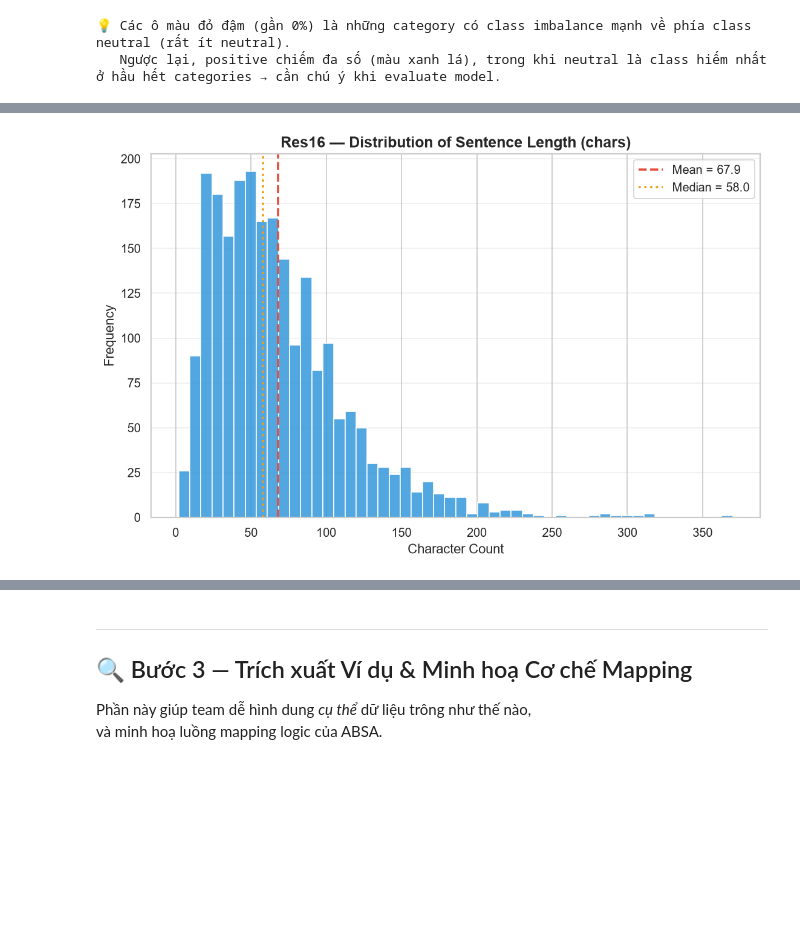
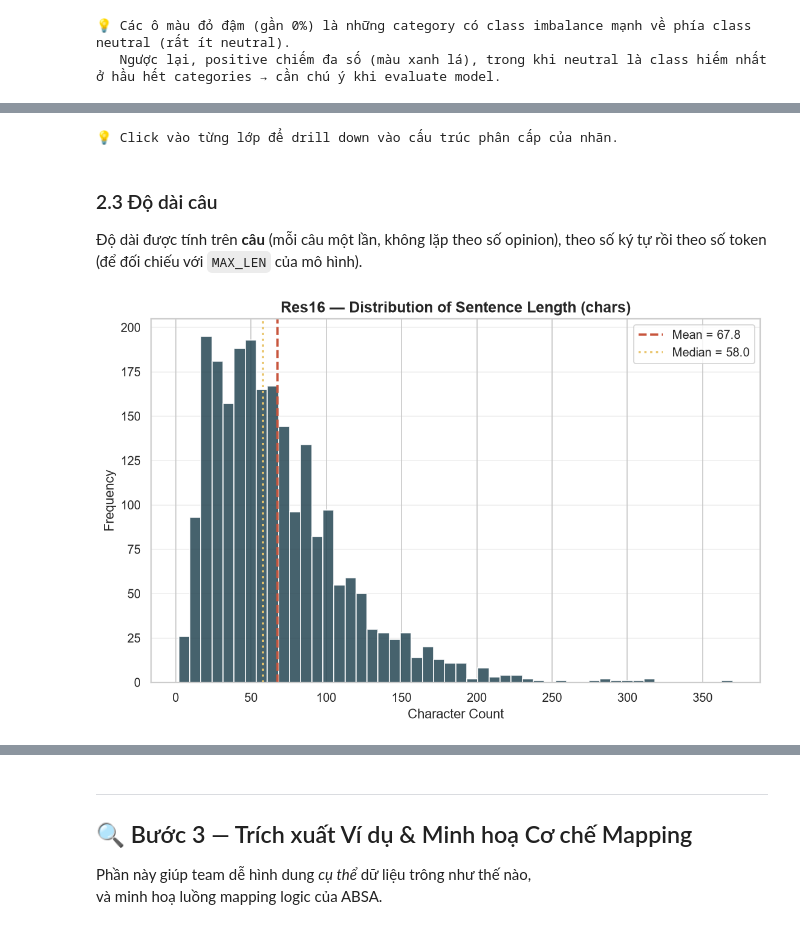
Before and after one commit to TranHoangDatSC/Data-Analysis-Laboratory, a Jupyter notebook: Natural-Language-Processing/Final-Project/notebooks/01_eda_res16.ipynb, the cells around one changed output, grey strips where cells are left out. Cells and saved outputs as stored; diff of their text form; code cells hidden in the pictures; blank space fills up the shorter version.

Commit message:
fix: change color, nothing more

```diff
--- a/Natural-Language-Processing/Final-Project/notebooks/01_eda_res16.ipynb
+++ b/Natural-Language-Processing/Final-Project/notebooks/01_eda_res16.ipynb
@@ -57,12 +59,13 @@ print(f'Test : {len(df_test_raw):,} opinions · {df_test_raw.rid.nunique()} revi
 Train: 2,507 opinions · 349 reviews · 1,708 câu có nhãn
 Test : 859 opinions · 90 reviews · 587 câu có nhãn
 # %%
-# ── Cell 3: Chuẩn hoá thành flat DataFrame ─────────────────────────────────
+# ── Cell 3: Chuẩn hoá thành flat DataFrame ────────────────────────────────
 def to_flat(raw, split_label):
     out = raw.rename(columns={'sentence': 'text'}).copy()
     out['split'] = split_label
     out['text_len'] = out['text'].str.len()
-    return out[['split', 'rid', 'sid', 'text', 'category', 'polarity', 'target', 'text_len']]
+    out['sent_key'] = split_label + '|' + out['rid'].astype(str) + '|' + out['sid'].astype(str)   # định danh câu = (split, review, câu)
+    return out[['split', 'rid', 'sid', 'sent_key', 'text', 'category', 'polarity', 'target', 'text_len']]
 
 df_train = to_flat(df_train_raw, 'train')
 df_test  = to_flat(df_test_raw,  'test')
@@ -72,6 +75,7 @@ print(f'\n📦 Kết quả sau khi flatten & combine:')
 print(f'   Train opinions : {len(df_train):,}')
 print(f'   Test  opinions : {len(df_test):,}')
 print(f'   TOTAL opinions : {len(df):,}')
+print(f'   TOTAL câu có nhãn (theo sent_key) : {df["sent_key"].nunique():,}')
 # %% [output]
 📦 Kết quả sau khi flatten & combine:
    Train opinions : 2,507
@@ -288,22 +345,46 @@ print('   Ngược lại, positive chiếm đa số (màu xanh lá), trong khi n
+# %%
+# ── Cell 13: Sunburst — Cấu trúc phân cấp Entity → Attribute → Polarity ───
+hier = df.groupby(['entity', 'attribute', 'polarity']).size().reset_index(name='count')
+
+fig = px.sunburst(
+    hier, path=['entity', 'attribute', 'polarity'],
+    values='count',
+    color='polarity',
+    color_discrete_map={
+        'positive': '#2E86AB',
+        'negative': '#C8553D',
+        'neutral' : '#8D99AE',
+        '(?)': '#bdc3c7'
+    },
+    title='Res16 — Label Hierarchy: Entity → Attribute → Polarity'
+)
+fig.update_layout(height=580)
+fig.show()   # tương tác (plotly): không hiển thị trên GitHub; bản tĩnh tương đương ở Cell 10–12
+print('💡 Click vào từng lớp để drill down vào cấu trúc phân cấp của nhãn.')
+# %% [output]
+💡 Click vào từng lớp để drill down vào cấu trúc phân cấp của nhãn.
+# %% [markdown]
+### 2.3 Độ dài câu
+Độ dài được tính trên **câu** (mỗi câu một lần, không lặp theo số opinion), theo số ký tự rồi theo số token (để đối chiếu với `MAX_LEN` của mô hình).
 # %%
-# ── Cell 11: Phân bố độ dài câu (Text Length) ───────────────────────────────
-df_unique_texts = df.drop_duplicates(subset='text')[['text', 'text_len', 'split']].copy()
+# ── Cell 14: Phân bố độ dài câu (ký tự) ───────────────────────────────────
+df_sent = df.drop_duplicates(subset='sent_key')[['text', 'text_len', 'split']].copy()
 
 plt.figure(figsize=(10, 6))
-plt.hist(df_unique_texts['text_len'], bins=50, color='#3498db', edgecolor='white', alpha=0.85)
+plt.hist(df_sent['text_len'], bins=50, color='#264653', edgecolor='white', alpha=0.85)
 
-mean_len = df_unique_texts['text_len'].mean()
-median_len = df_unique_texts['text_len'].median()
+mean_len = df_sent['text_len'].mean()
+median_len = df_sent['text_len'].median()
 
-plt.axvline(mean_len, color='#e74c3c', linestyle='--', linewidth=2, label=f'Mean = {mean_len:.1f}')
-plt.axvline(median_len, color='#f39c12', linestyle=':', linewidth=2, label=f'Median = {median_len:.1f}')
+plt.axvline(mean_len, color='#C8553D', linestyle='--', linewidth=2, label=f'Mean = {mean_len:.1f}')
+plt.axvline(median_len, color='#E9C46A', linestyle=':', linewidth=2, label=f'Median = {median_len:.1f}')
 
 plt.title('Res16 — Distribution of Sentence Length (chars)', fontsize=14, fontweight='bold')
 plt.xlabel('Character Count')
 plt.ylabel('Frequency')
 plt.legend()
 plt.grid(axis='y', alpha=0.3)
 plt.show()
 # %% [output]
-[figure, old version]
+[figure, new version]
 # %%
```
Also changed, not shown: parts of 42 cells of this notebook.
